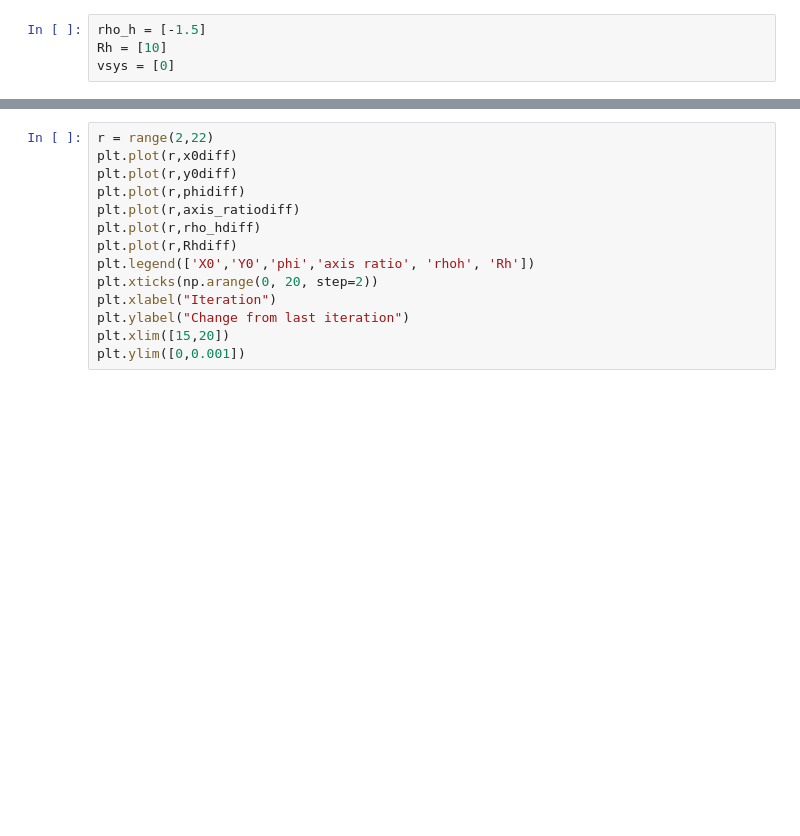
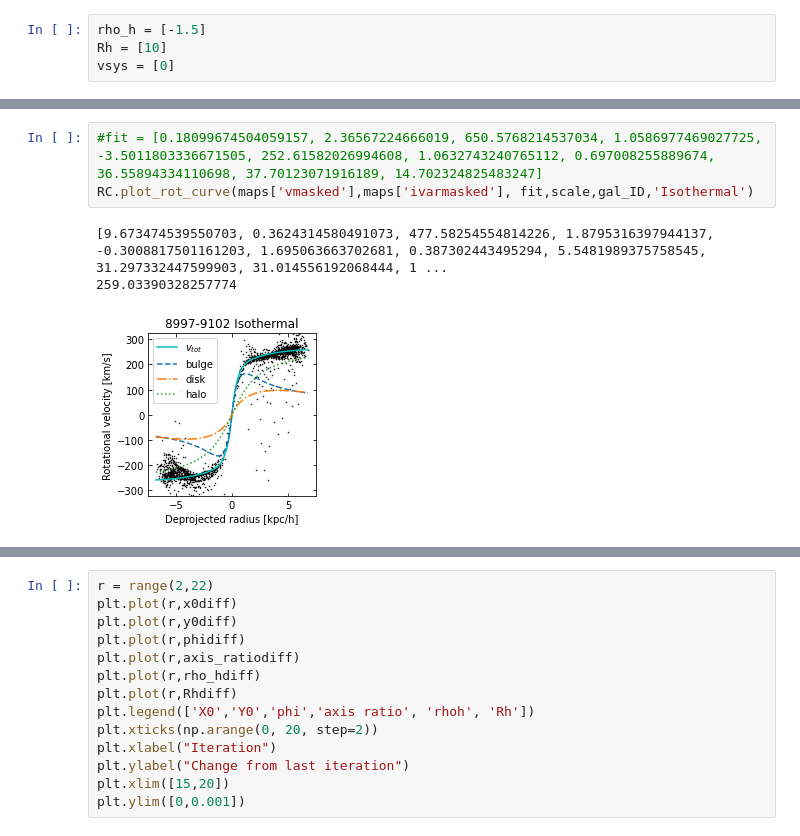
Before and after one commit to athenacat/RotationCurve, a Jupyter notebook: 2D_RC/combo_iteration_test.ipynb, the cells around one changed output, grey strips where cells are left out. Saved outputs shown, nothing was run; the diff lists cells and outputs as text; blank space fills up the shorter version.

```diff
--- a/2D_RC/combo_iteration_test.ipynb
+++ b/2D_RC/combo_iteration_test.ipynb
@@ -115,0 +145,7 @@ chi2(maps['vmasked'], maps['ivarmasked'], vmap_mask, shape, scale, fit, "NFW")
+# %%
+#fit = [0.18099674504059157, 2.36567224666019, 650.5768214537034, 1.0586977469027725, -3.5011803336671505, 252.61582026994608, 1.0632743240765112, 0.697008255889674, 36.55894334110698, 37.70123071916189, 14.702324825483247]
+RC.plot_rot_curve(maps['vmasked'],maps['ivarmasked'], fit,scale,gal_ID,'Isothermal')
+# %% [output]
+[9.673474539550703, 0.3624314580491073, 477.58254554814226, 1.8795316397944137, -0.3008817501161203, 1.695063663702681, 0.387302443495294, 5.5481989375758545, 31.297332447599903, 31.014556192068444, 1 ...
+259.03390328257774
+[figure, added]
```
Also changed, not shown: parts of 16 cells of this notebook, 8 other files.
